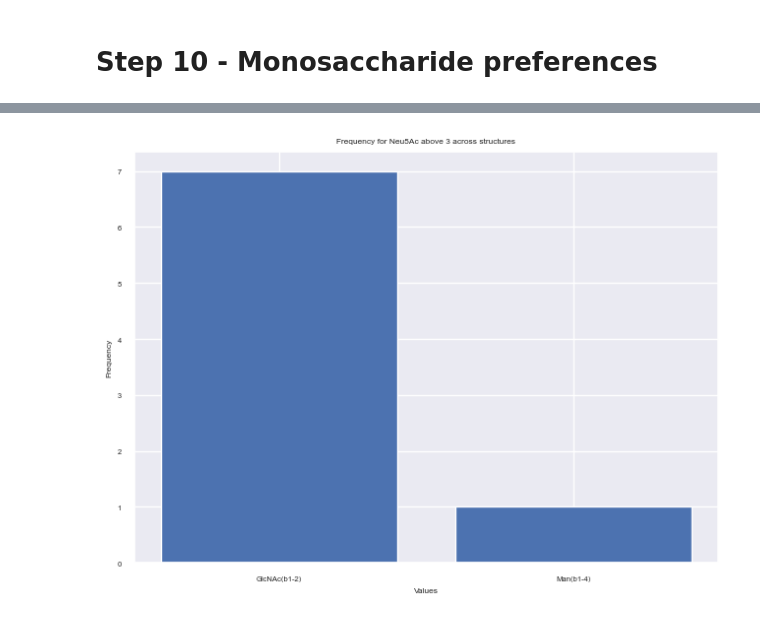
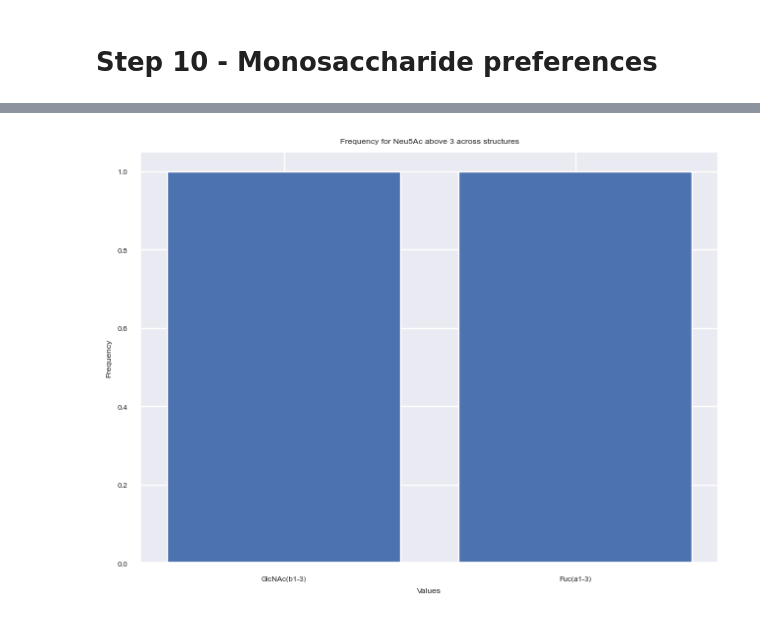
Before and after one commit to lthomes/glycontact, a Jupyter notebook: glycontactNotebook.ipynb, the cells around one changed output, grey strips where cells are left out. Saved outputs shown, nothing was run; the diff lists cells and outputs as text; code cells hidden in the pictures.

```diff
--- a/glycontactNotebook.ipynb
+++ b/glycontactNotebook.ipynb
@@ -49,12 +49,3 @@ GlcNAc
 This IUPAC corresponds to a single monosaccharide: ignored
 Gal(b1-4)Gal(a1-3)[2-4-diacetimido-2-4-6-trideoxyhexose]
 This IUPAC is not formated properly: ignored
-# %%
-### download PDB files from glycoshape
-# files are saved in a folder named as the IUPAC sequence
-#download_from_glycoshape(iupac_list[0])
-iupac_list[0] = "Neu5Ac(a2-6)Gal(b1-4)GlcNAc(b1-2)Man(a1-3)[Neu5Ac(a2-6)Gal(b1-4)GlcNAc(b1-2)Man(a1-6)]Man(b1-4)GlcNAc(b1-4)GlcNAc"
-#iupac_list[0] = "Neu5Ac(a2-6)Gal(b1-4)GlcNAc(b1-2)Man(a1-3)[Neu5Ac(a2-3)Gal(b1-4)GlcNAc(b1-2)Man(a1-6)]Man(b1-4)GlcNAc(b1-4)GlcNAc"
-#g = "Fuc(a1-2)Gal(b1-3)GalNAc"
-g = "Neu5Gc(a2-3)Gal(b1-3)GlcNAc"
-#g = 'Man(a1-3)Man'
@@ -383,4 +344,4 @@ show_monosaccharide_preference_structure(dist_table,'Neu5Gc',2.5,mode='monosacch
 # %%
-multi_glycan_monosaccharide_preference_structure(iupac_list[0], 'beta', monosaccharide="Neu5Ac",threshold=3, mode= "monolink")
+multi_glycan_monosaccharide_preference_structure(iupac_list[0], monosaccharide="Neu5Ac",threshold=3, mode= "monolink")
 # %% [output]
-[figure, old version]
+[figure, new version]
```
Also changed, not shown: parts of 26 cells of this notebook, 6 other files.
